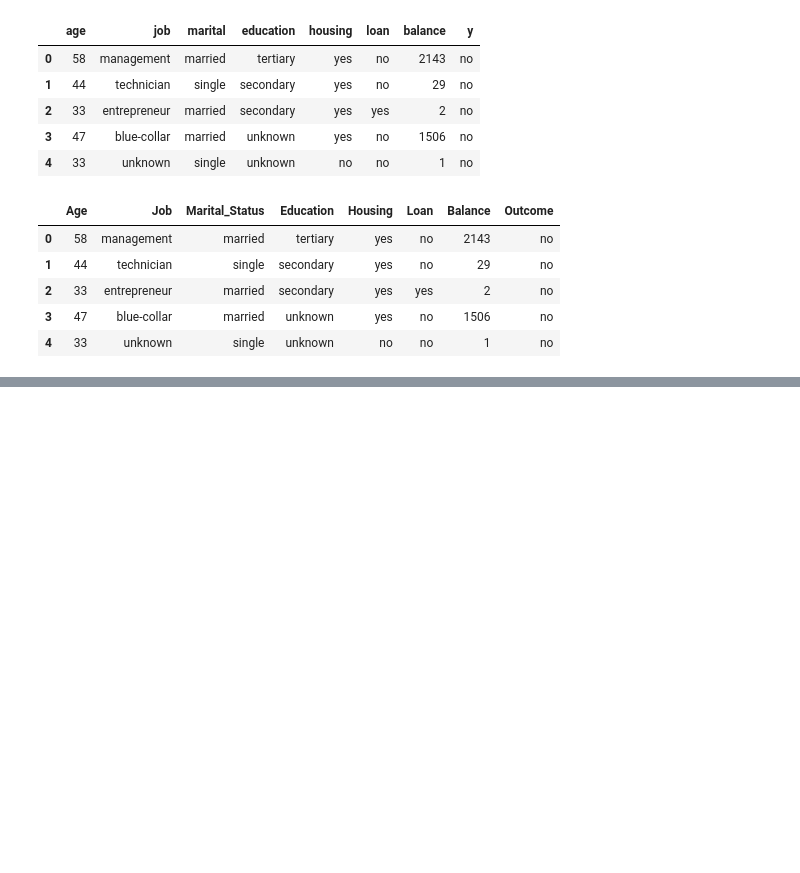
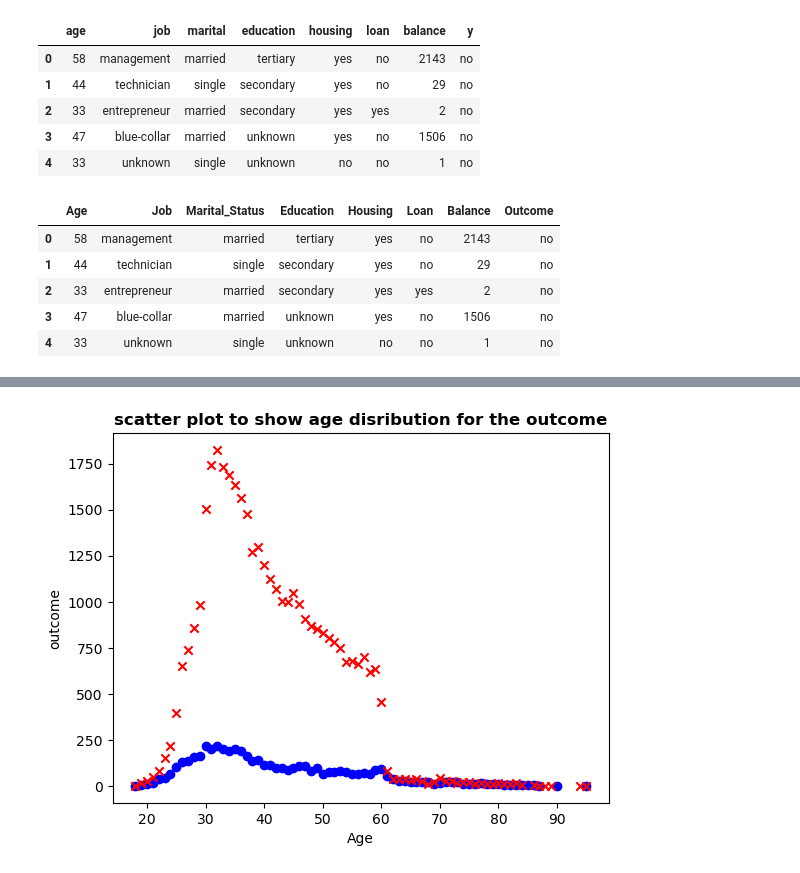
Before and after one commit to Prachi-Shah1002/Project_1, a Jupyter notebook: Main.ipynb, the cells around one changed output, grey strips where cells are left out. Saved outputs shown, nothing was run; the diff lists cells and outputs as text; code cells hidden in the pictures; blank space fills up the shorter version.

```diff
--- a/Main.ipynb
+++ b/Main.ipynb
@@ -65,0 +235,14 @@ dtype: int64
+# %%
+# A scatter plot to show age disribution for the outcome
+age_chart_df_success=train_data_df_success['Age'].value_counts()
+age_chart_df_failed=train_data_df_failed['Age'].value_counts()
+
+plt.scatter(age_chart_df_success.keys(),age_chart_df_success, c='b',marker="o")
+plt.scatter(age_chart_df_failed.keys(),age_chart_df_failed, c='r',marker="x")
+plt.title('scatter plot to show age disribution for the outcome', fontweight='bold')
+plt.ylabel('outcome')
+plt.xlabel('Age')
+
+plt.show()
+# %% [output]
+[figure, added]
```
Also changed, not shown: parts of 17 cells of this notebook.
